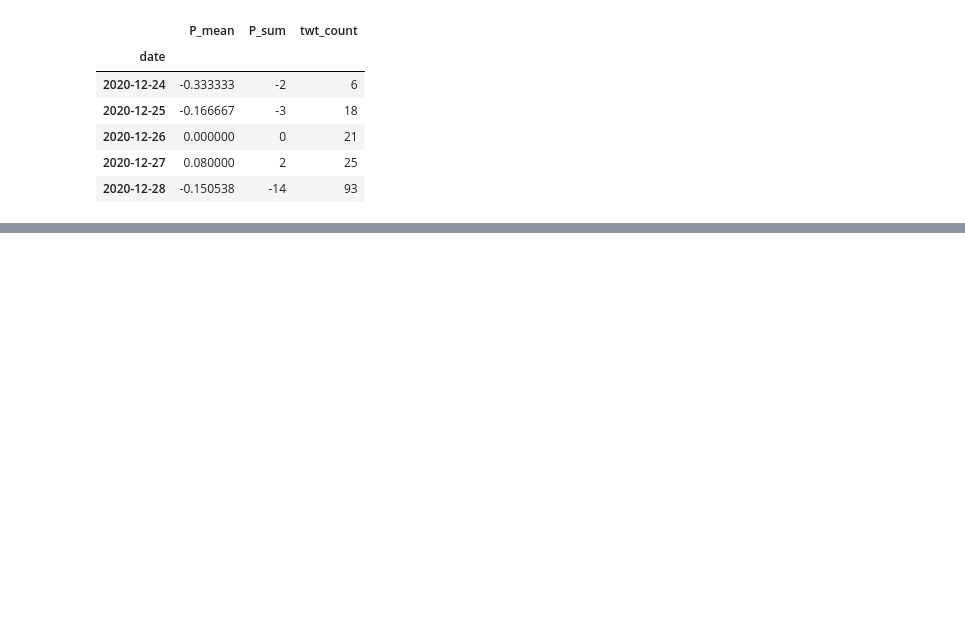
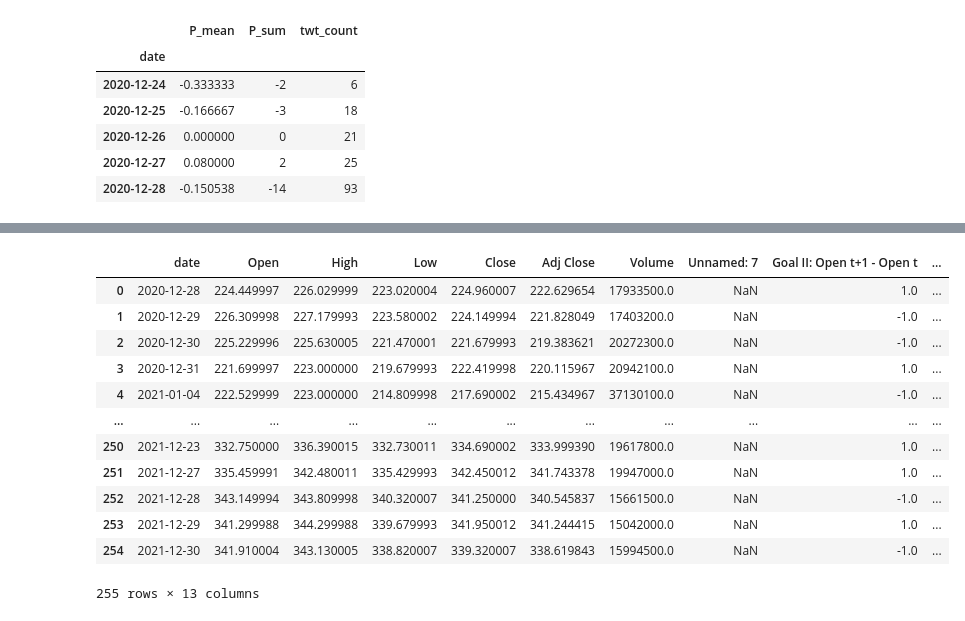
Before and after one commit to SohomSaha045/finalYearProject, a Jupyter notebook: model.ipynb, the cells around one changed output, grey strips where cells are left out. Cells and saved outputs as stored; diff of their text form; code cells hidden in the pictures; blank space fills up the shorter version.

```diff
--- a/model.ipynb
+++ b/model.ipynb
@@ -239,0 +257,16 @@ Pol_df.head()
+# %%
+pd.read_csv('FinalMSTF.csv')
+# %% [output]
+|  | date | Open | High | Low | Close | Adj Close | Volume | Unnamed: 7 | Goal II: Open t+1 - Open t | ... |
+| 0 | 2020-12-28 | 224.449997 | 226.029999 | 223.020004 | 224.960007 | 222.629654 | 17933500.0 | NaN | 1.0 | ... |
+| 1 | 2020-12-29 | 226.309998 | 227.179993 | 223.580002 | 224.149994 | 221.828049 | 17403200.0 | NaN | -1.0 | ... |
+| 2 | 2020-12-30 | 225.229996 | 225.630005 | 221.470001 | 221.679993 | 219.383621 | 20272300.0 | NaN | -1.0 | ... |
+| 3 | 2020-12-31 | 221.699997 | 223.000000 | 219.679993 | 222.419998 | 220.115967 | 20942100.0 | NaN | 1.0 | ... |
+| 4 | 2021-01-04 | 222.529999 | 223.000000 | 214.809998 | 217.690002 | 215.434967 | 37130100.0 | NaN | -1.0 | ... |
+| ... | ... | ... | ... | ... | ... | ... | ... | ... | ... | ... |
+| 250 | 2021-12-23 | 332.750000 | 336.390015 | 332.730011 | 334.690002 | 333.999390 | 19617800.0 | NaN | 1.0 | ... |
+| 251 | 2021-12-27 | 335.459991 | 342.480011 | 335.429993 | 342.450012 | 341.743378 | 19947000.0 | NaN | 1.0 | ... |
+| 252 | 2021-12-28 | 343.149994 | 343.809998 | 340.320007 | 341.250000 | 340.545837 | 15661500.0 | NaN | -1.0 | ... |
+| 253 | 2021-12-29 | 341.299988 | 344.299988 | 339.679993 | 341.950012 | 341.244415 | 15042000.0 | NaN | 1.0 | ... |
+| 254 | 2021-12-30 | 341.910004 | 343.130005 | 338.820007 | 339.320007 | 338.619843 | 15994500.0 | NaN | -1.0 | ... |
+255 rows × 13 columns
```
Also changed, not shown: parts of 2 cells of this notebook, 1 other file.
